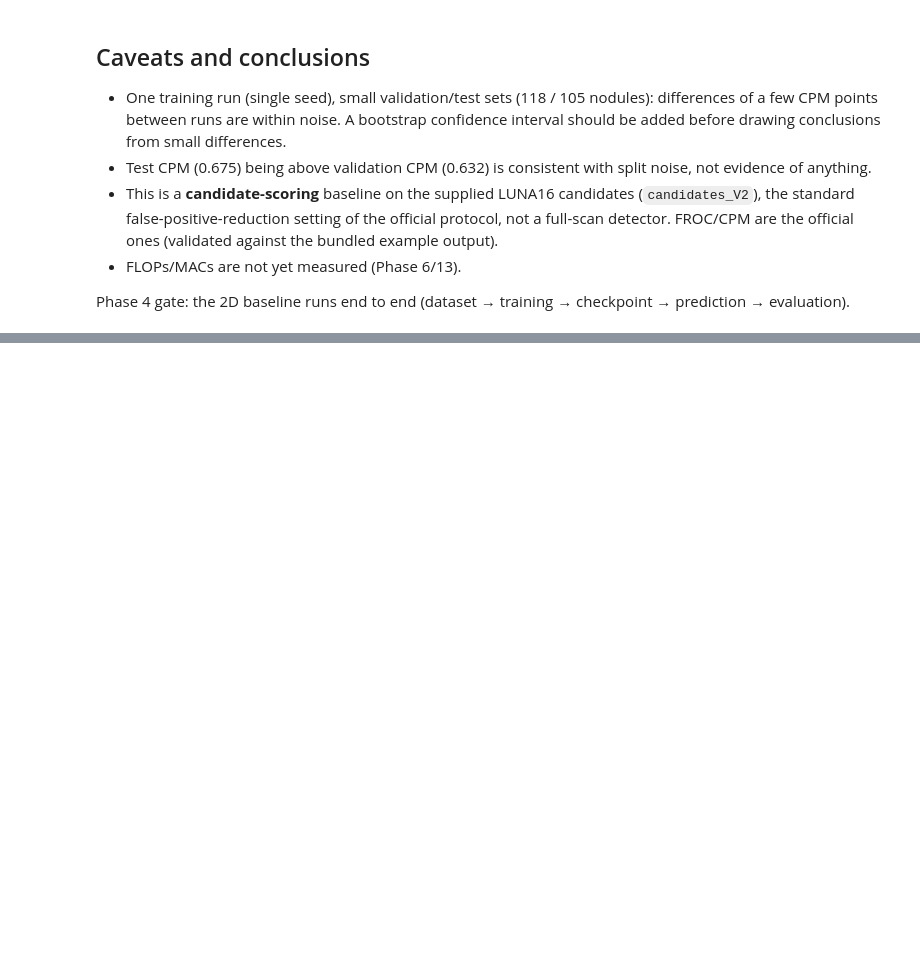
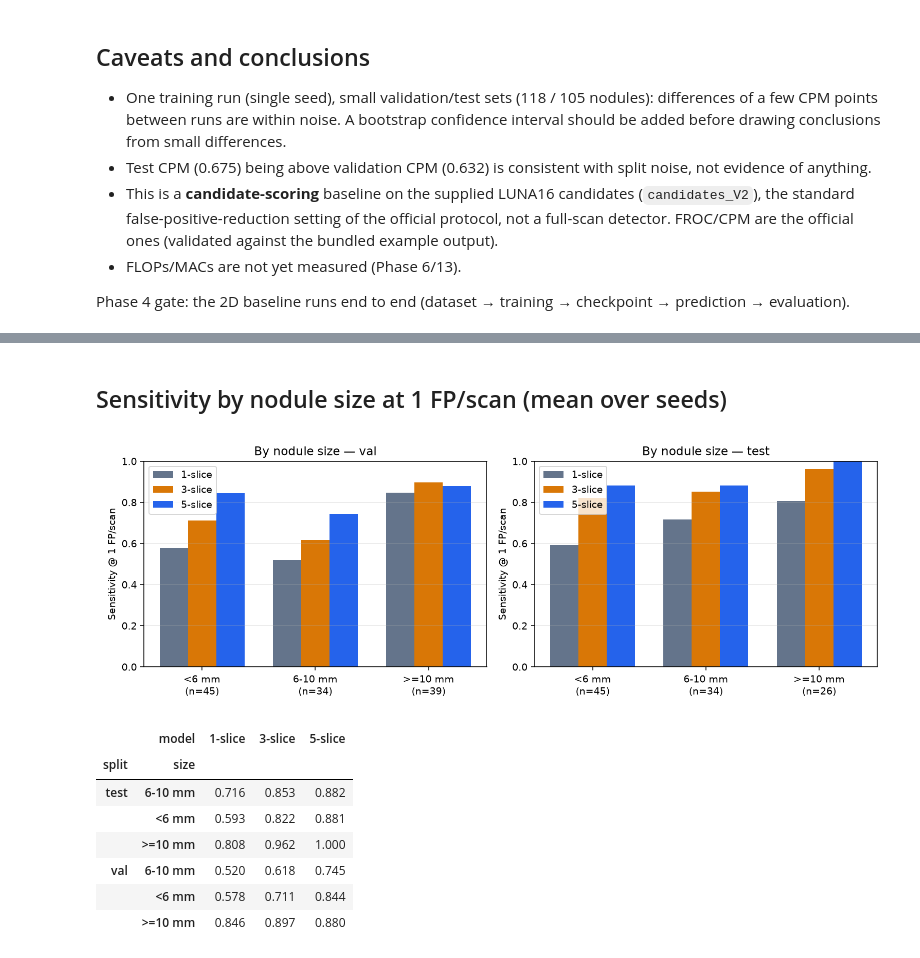
Before and after one commit to VISHAL662004/BTP, a Jupyter notebook: notebooks/03_baseline_analysis.ipynb, the cells around one changed output, grey strips where cells are left out. Cells and saved outputs as stored; diff of their text form; code cells hidden in the pictures; blank space fills up the shorter version.

```diff
--- a/notebooks/03_baseline_analysis.ipynb
+++ b/notebooks/03_baseline_analysis.ipynb
@@ -81,0 +113,7 @@ Phase 4 gate: the 2D baseline runs end to end (dataset → training → checkpoi
+# %%
+o = json.load(open(f'{T}/phase6_comparison.json'))
+rows = []
+for split in ('val', 'test'):
+    for k, v in o['bootstrap'][split].items():
+        rows.append({'split': split, 'quantity': k, 'value': v.get('cpm_mean', v.get('delta_cpm')), 'ci95_low': v['ci95'][0], 'ci95_high': v['ci95'][1]})
+pd.DataFrame(rows).round(3)
@@ -81,0 +139,16 @@ Phase 4 gate: the 2D baseline runs end to end (dataset → training → checkpoi
+# %% [markdown]
+## Sensitivity by nodule size at 1 FP/scan (mean over seeds)
+# %%
+display(Image(f'{F}/phase6_by_size.png'))
+rows = [{'split': s, 'model': m, 'size': b, 'nodules': d['nodules'], 'sensitivity': round(d['sensitivity'], 3)} for s, ms in o['by_size_at_1fp'].items() for m, bs in ms.items() for b, d in bs.items()]
+pd.DataFrame(rows).pivot_table(index=['split', 'size'], columns='model', values='sensitivity')
+# %% [output]
+[figure, added]
+|  | model | 1-slice | 3-slice | 5-slice |
+| split | size |  |  |  |
+| test | 6-10 mm | 0.716 | 0.853 | 0.882 |
+|  | <6 mm | 0.593 | 0.822 | 0.881 |
+|  | >=10 mm | 0.808 | 0.962 | 1.000 |
+| val | 6-10 mm | 0.520 | 0.618 | 0.745 |
+|  | <6 mm | 0.578 | 0.711 | 0.844 |
+|  | >=10 mm | 0.846 | 0.897 | 0.880 |
```
Also changed, not shown: parts of 9 cells of this notebook, 52 other files.
